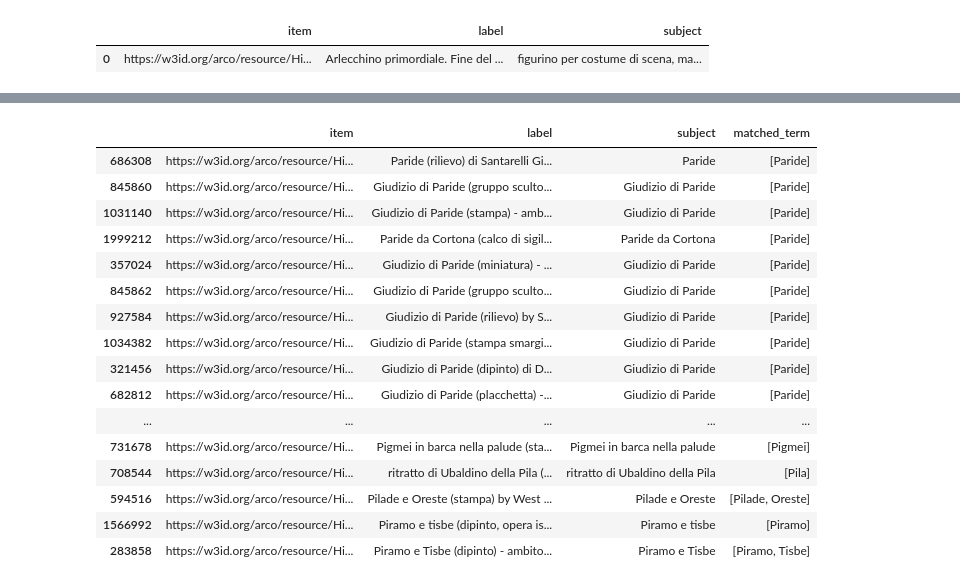
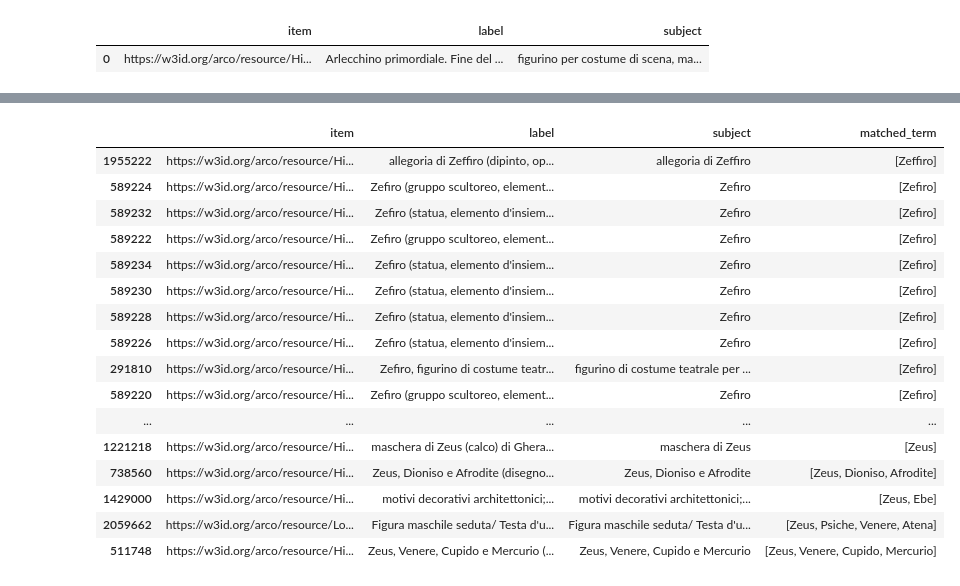
Before and after one commit to Info-Viz/DataNymphs, a Jupyter notebook: opere_mitologiche_ArCo.ipynb, the cells around one changed output, grey strips where cells are left out. Saved outputs shown, nothing was run; the diff lists cells and outputs as text; code cells hidden in the pictures.

```diff
--- a/opere_mitologiche_ArCo.ipynb
+++ b/opere_mitologiche_ArCo.ipynb
@@ -182,7 +182,12 @@ context_rules = {
     "Grazie" : ["tre", "danzanti"],
     "Ida" : ["Linceo"],
     "Ippolito":["episodi", "caduta", "morte"],
-    "Nilo":["personificazione","allegoria"]
+    "Nilo":["personificazione","allegoria"],
+    "Roma":["dea"],
+    "Silvano":["Dio"],
+    "Sonno":["allegoria"],
+    "Vesta":["Giove"],
+    "Vittoria":["allegoria"]
 }
 
 
@@ -208,8 +213,21 @@ exclusion_rules = {
     "Nettuno":["veduta"],
     "Oceano":["Atlantico"],
     "Oreste":["Ritratto","autoritratto"],
-    "Pan":["zucchero","veduta"]
-
+    "Pan":["zucchero","veduta"],
+    "Patroclo":["san"],
+    "Pirro":["Stipiciano"],
+    "Pluto":["Topolino","Disney"],
+    "Polidoro":["ritratto","Vicolo"],
+    "Polissena":["Ritratto","santa"],
+    "Priamo":["san","santo","Sulis","Fumagalli"],
+    "Scilla":["topografica","veduta","paesaggio"],
+    "Telemaco":["stemma","ritratto"],
+    "Teseo":["Spirito"],
+    "Tolomeo":["San","Santi","Ritratto","beato"],
+    "Urano":["Monte"],
+    "Venere":["Giorgio","Castello","modella"],
+    "Verità":["stemma","Pierantonio","ritratto"],
+    "Vittorie":["reggitarga"]
 }
 
 
@@ -262,29 +280,29 @@ Beni con match mitologico: 11022
 # %%
 pd.set_option("display.max_colwidth", None)
 
-start = 6800
-end = 7000
+start = 9800
+end = 10000
 
 #SONO ARRIVATA A "PARIDE"
 
 df_matches_sorted = df_matches.sort_values("matched_term")
 
 df_matches_sorted[["item","label", "subject", "matched_term"]].iloc[start:end]
 # %% [output]
 |  | item | label | subject | matched_term |
-| 686308 | https://w3id.org/arco/resource/Hi... | Paride (rilievo) di Santarelli Gi... | Paride | [Paride] |
-| 845860 | https://w3id.org/arco/resource/Hi... | Giudizio di Paride (gruppo sculto... | Giudizio di Paride | [Paride] |
-| 1031140 | https://w3id.org/arco/resource/Hi... | Giudizio di Paride (stampa) - amb... | Giudizio di Paride | [Paride] |
-| 1999212 | https://w3id.org/arco/resource/Hi... | Paride da Cortona (calco di sigil... | Paride da Cortona | [Paride] |
-| 357024 | https://w3id.org/arco/resource/Hi... | Giudizio di Paride (miniatura) - ... | Giudizio di Paride | [Paride] |
-| 845862 | https://w3id.org/arco/resource/Hi... | Giudizio di Paride (gruppo sculto... | Giudizio di Paride | [Paride] |
-| 927584 | https://w3id.org/arco/resource/Hi... | Giudizio di Paride (rilievo) by S... | Giudizio di Paride | [Paride] |
-| 1034382 | https://w3id.org/arco/resource/Hi... | Giudizio di Paride (stampa smargi... | Giudizio di Paride | [Paride] |
-| 321456 | https://w3id.org/arco/resource/Hi... | Giudizio di Paride (dipinto) di D... | Giudizio di Paride | [Paride] |
-| 682812 | https://w3id.org/arco/resource/Hi... | Giudizio di Paride (placchetta) -... | Giudizio di Paride | [Paride] |
+| 1955222 | https://w3id.org/arco/resource/Hi... | allegoria di Zeffiro (dipinto, op... | allegoria di Zeffiro | [Zeffiro] |
+| 589224 | https://w3id.org/arco/resource/Hi... | Zefiro (gruppo scultoreo, element... | Zefiro | [Zefiro] |
+| 589232 | https://w3id.org/arco/resource/Hi... | Zefiro (statua, elemento d'insiem... | Zefiro | [Zefiro] |
+| 589222 | https://w3id.org/arco/resource/Hi... | Zefiro (gruppo scultoreo, element... | Zefiro | [Zefiro] |
+| 589234 | https://w3id.org/arco/resource/Hi... | Zefiro (statua, elemento d'insiem... | Zefiro | [Zefiro] |
+| 589230 | https://w3id.org/arco/resource/Hi... | Zefiro (statua, elemento d'insiem... | Zefiro | [Zefiro] |
+| 589228 | https://w3id.org/arco/resource/Hi... | Zefiro (statua, elemento d'insiem... | Zefiro | [Zefiro] |
+| 589226 | https://w3id.org/arco/resource/Hi... | Zefiro (statua, elemento d'insiem... | Zefiro | [Zefiro] |
+| 291810 | https://w3id.org/arco/resource/Hi... | Zefiro, figurino di costume teatr... | figurino di costume teatrale per ... | [Zefiro] |
+| 589220 | https://w3id.org/arco/resource/Hi... | Zefiro (gruppo scultoreo, element... | Zefiro | [Zefiro] |
 | ... | ... | ... | ... | ... |
-| 731678 | https://w3id.org/arco/resource/Hi... | Pigmei in barca nella palude (sta... | Pigmei in barca nella palude | [Pigmei] |
-| 708544 | https://w3id.org/arco/resource/Hi... | ritratto di Ubaldino della Pila (... | ritratto di Ubaldino della Pila | [Pila] |
-| 594516 | https://w3id.org/arco/resource/Hi... | Pilade e Oreste (stampa) by West ... | Pilade e Oreste | [Pilade, Oreste] |
-| 1566992 | https://w3id.org/arco/resource/Hi... | Piramo e tisbe (dipinto, opera is... | Piramo e tisbe | [Piramo] |
-| 283858 | https://w3id.org/arco/resource/Hi... | Piramo e Tisbe (dipinto) - ambito... | Piramo e Tisbe | [Piramo, Tisbe] |
+| 1221218 | https://w3id.org/arco/resource/Hi... | maschera di Zeus (calco) di Ghera... | maschera di Zeus | [Zeus] |
+| 738560 | https://w3id.org/arco/resource/Hi... | Zeus, Dioniso e Afrodite (disegno... | Zeus, Dioniso e Afrodite | [Zeus, Dioniso, Afrodite] |
+| 1429000 | https://w3id.org/arco/resource/Hi... | motivi decorativi architettonici;... | motivi decorativi architettonici;... | [Zeus, Ebe] |
+| 2059662 | https://w3id.org/arco/resource/Lo... | Figura maschile seduta/ Testa d'u... | Figura maschile seduta/ Testa d'u... | [Zeus, Psiche, Venere, Atena] |
+| 511748 | https://w3id.org/arco/resource/Hi... | Zeus, Venere, Cupido e Mercurio (... | Zeus, Venere, Cupido e Mercurio | [Zeus, Venere, Cupido, Mercurio] |
```
Also changed, not shown: parts of 2 cells of this notebook, 1 other file.
